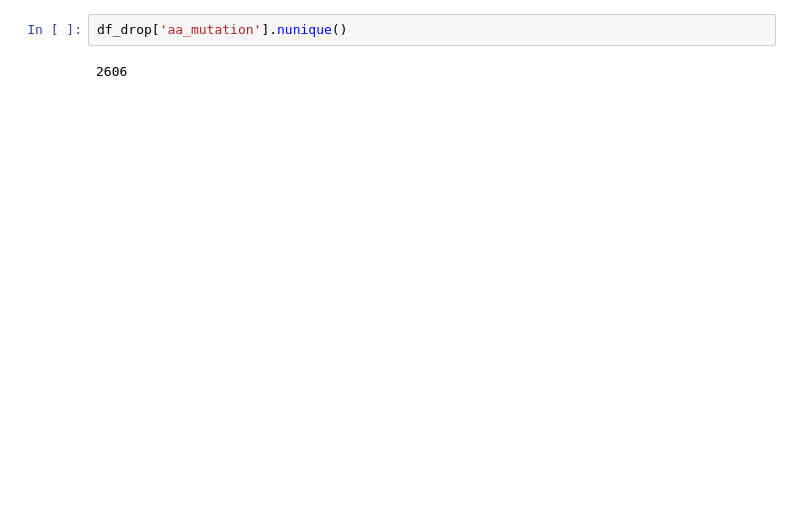
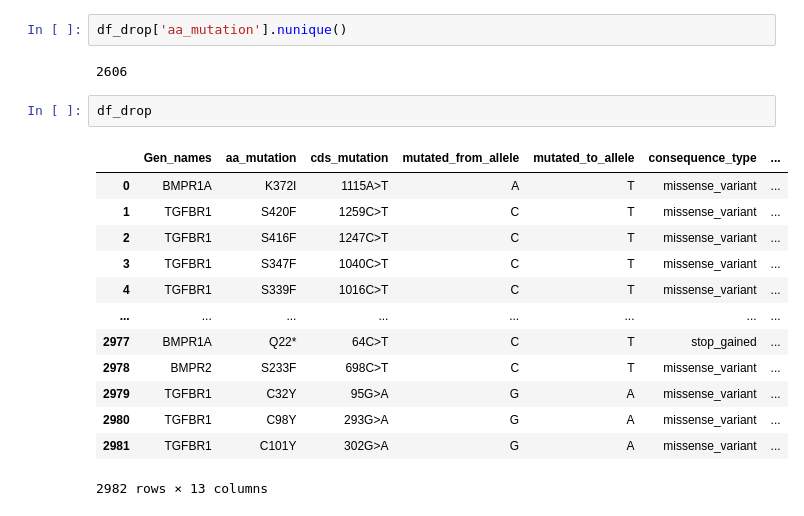
Before and after one commit to Nanocell-Lab/TCancer_RareDiseases, a Jupyter notebook: src/03.mut_frecuentes_icgc.ipynb, the cells around one changed output. Cells and saved outputs as stored; diff of their text form; blank space fills up the shorter version.

```diff
--- a/src/03.mut_frecuentes_icgc.ipynb
+++ b/src/03.mut_frecuentes_icgc.ipynb
@@ -597,3 +598,19 @@ df_drop.shape
 df_drop['aa_mutation'].nunique()
 # %% [output]
 2606
+# %%
+df_drop
+# %% [output]
+|  | Gen_names | aa_mutation | cds_mutation | mutated_from_allele | mutated_to_allele | consequence_type | ... |
+| 0 | BMPR1A | K372I | 1115A>T | A | T | missense_variant | ... |
+| 1 | TGFBR1 | S420F | 1259C>T | C | T | missense_variant | ... |
+| 2 | TGFBR1 | S416F | 1247C>T | C | T | missense_variant | ... |
+| 3 | TGFBR1 | S347F | 1040C>T | C | T | missense_variant | ... |
+| 4 | TGFBR1 | S339F | 1016C>T | C | T | missense_variant | ... |
+| ... | ... | ... | ... | ... | ... | ... | ... |
+| 2977 | BMPR1A | Q22* | 64C>T | C | T | stop_gained | ... |
+| 2978 | BMPR2 | S233F | 698C>T | C | T | missense_variant | ... |
+| 2979 | TGFBR1 | C32Y | 95G>A | G | A | missense_variant | ... |
+| 2980 | TGFBR1 | C98Y | 293G>A | G | A | missense_variant | ... |
+| 2981 | TGFBR1 | C101Y | 302G>A | G | A | missense_variant | ... |
+2982 rows × 13 columns
```
Also changed, not shown: parts of 9 cells of this notebook, 10 other files.
